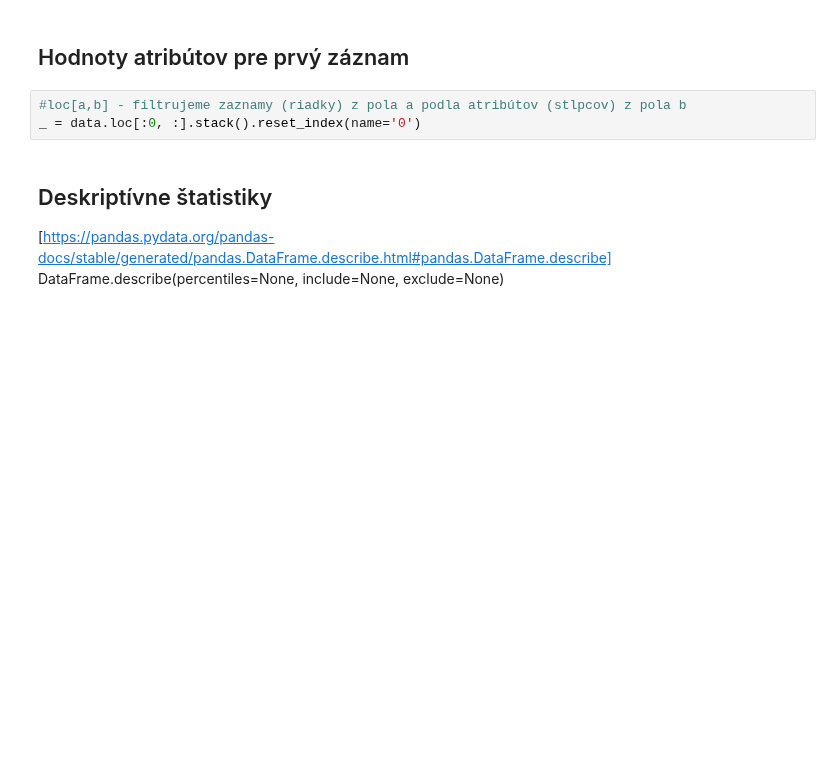
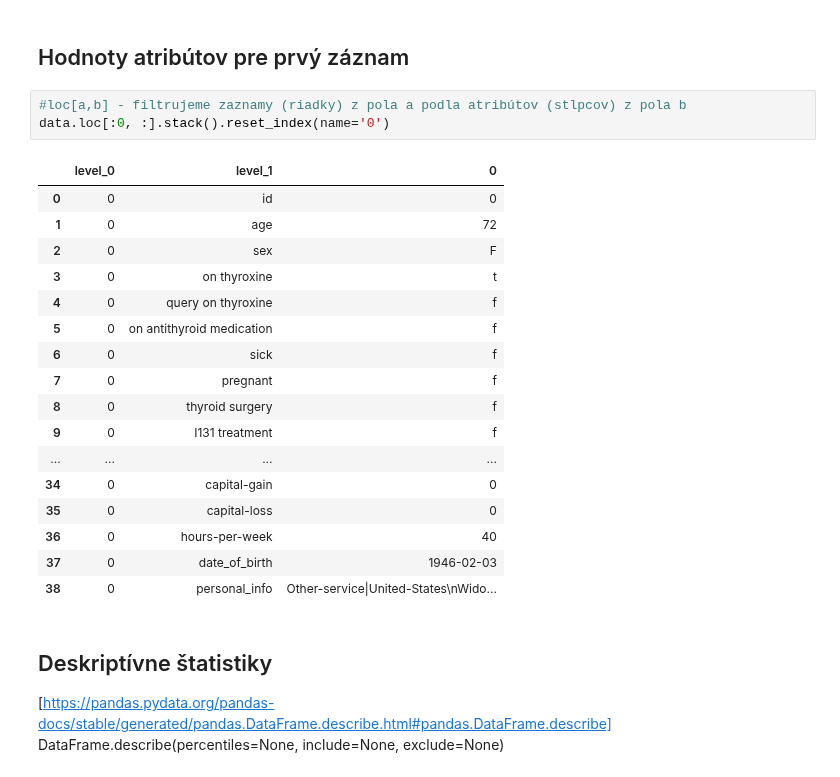
Before and after one commit to PeterJurkacek/IAU_2018_Jurkacek_Vyskoc, a Jupyter notebook: project.ipynb, the cells around one changed output. Cells and saved outputs as stored; diff of their text form; blank space fills up the shorter version.

```diff
--- a/project.ipynb
+++ b/project.ipynb
@@ -155,7 +177,25 @@ _ = data.dtypes
 ## Hodnoty atribútov pre prvý záznam
 # %%
 #loc[a,b] - filtrujeme zaznamy (riadky) z pola a podla atribútov (stlpcov) z pola b
-_ = data.loc[:0, :].stack().reset_index(name='0')
+data.loc[:0, :].stack().reset_index(name='0')
+# %% [output]
+|  | level_0 | level_1 | 0 |
+| 0 | 0 | id | 0 |
+| 1 | 0 | age | 72 |
+| 2 | 0 | sex | F |
+| 3 | 0 | on thyroxine | t |
+| 4 | 0 | query on thyroxine | f |
+| 5 | 0 | on antithyroid medication | f |
+| 6 | 0 | sick | f |
+| 7 | 0 | pregnant | f |
+| 8 | 0 | thyroid surgery | f |
+| 9 | 0 | I131 treatment | f |
+| ... | ... | ... | ... |
+| 34 | 0 | capital-gain | 0 |
+| 35 | 0 | capital-loss | 0 |
+| 36 | 0 | hours-per-week | 40 |
+| 37 | 0 | date_of_birth | 1946-02-03 |
+| 38 | 0 | personal_info | Other-service|United-States\nWido... |
 # %% [markdown]
 ## Deskriptívne štatistiky
 [https://pandas.pydata.org/pandas-docs/stable/generated/pandas.DataFrame.describe.html#pandas.DataFrame.describe]
```
Also changed, not shown: parts of 8 cells of this notebook, 2 other files.
